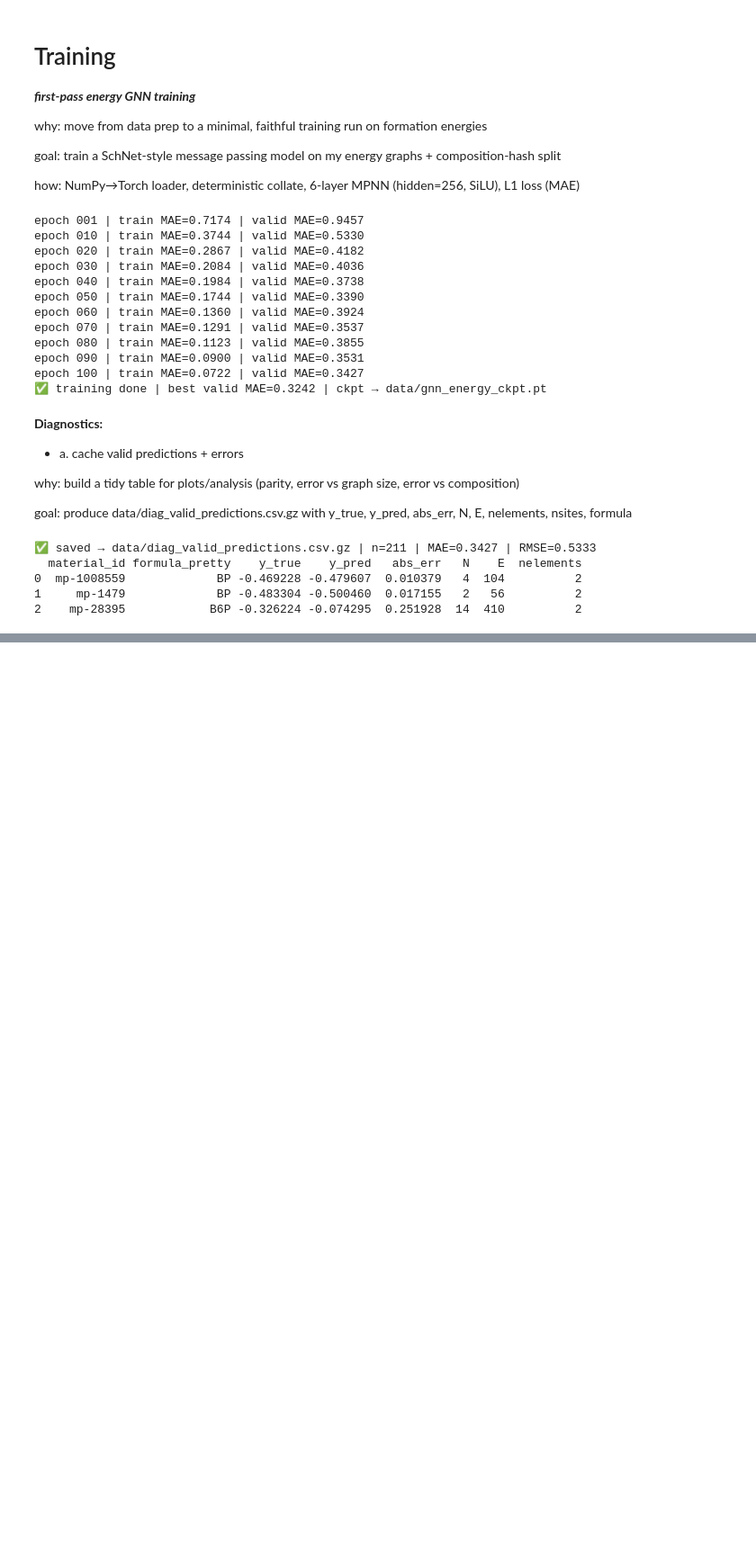
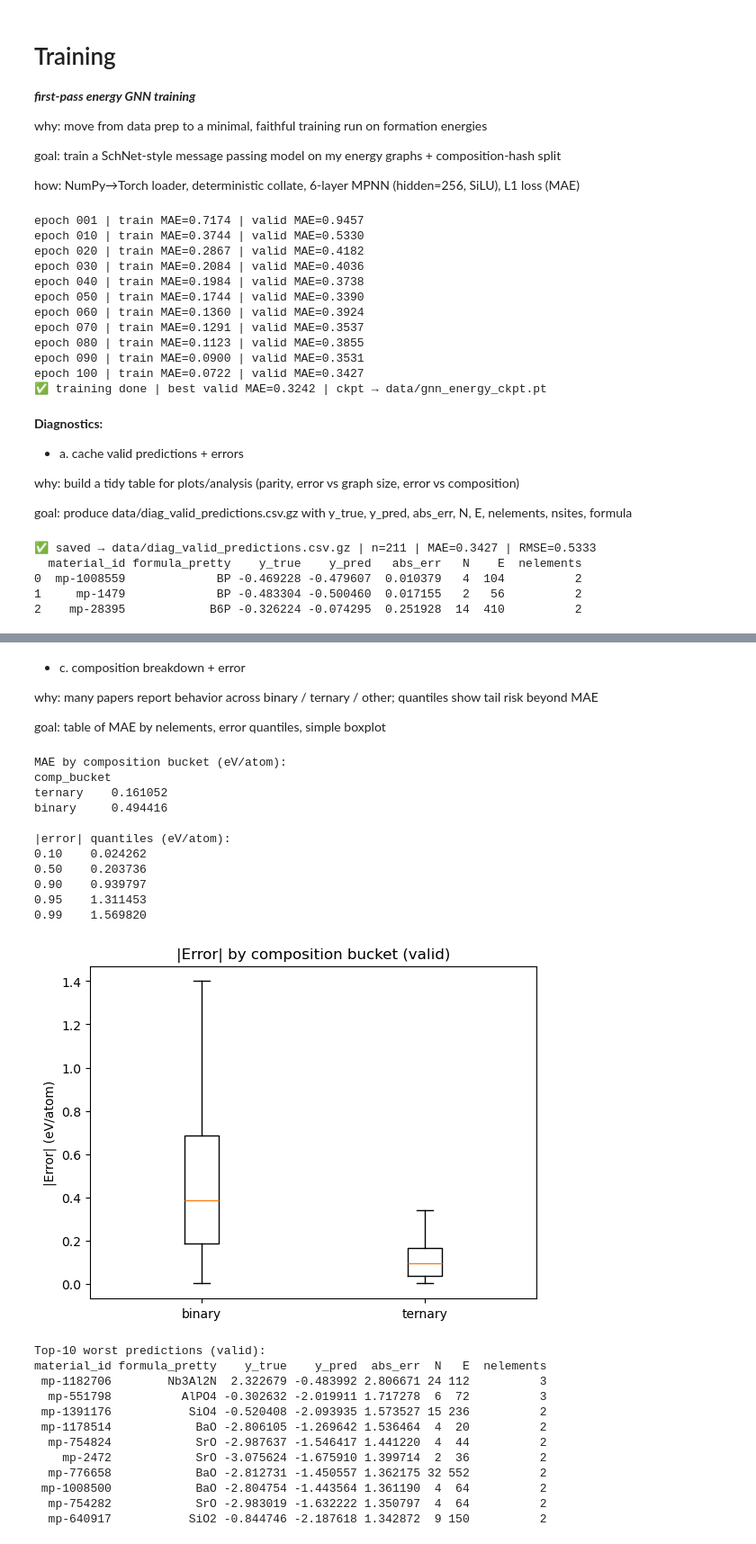
Before and after one commit to submerged-in-matrix/Materials-Discovery, a Jupyter notebook: projects/Scaling_DeepLearning/P_1_Scaling DL.ipynb, the cells around one changed output, grey strips where cells are left out. Shown at 90% size. Saved outputs shown, nothing was run; the diff lists cells and outputs as text; code cells hidden in the pictures; blank space fills up the shorter version.

```diff
--- a/projects/Scaling_DeepLearning/P_1_Scaling DL.ipynb
+++ b/projects/Scaling_DeepLearning/P_1_Scaling DL.ipynb
@@ -1913,0 +1969,74 @@ print(diag.head(3)[["material_id","formula_pretty","y_true","y_pred","abs_err","
+# %% [markdown]
+- c. composition breakdown + error
+
+why: many papers report behavior across binary / ternary / other; quantiles show tail risk beyond MAE
+
+goal: table of MAE by nelements, error quantiles, simple boxplot
+# %%
+# paths
+IN_CSV = "data/diag_valid_predictions.csv.gz"
+
+import numpy as np, pandas as pd, matplotlib.pyplot as plt
+
+df = pd.read_csv(IN_CSV)
+
+# group by nelements (2=binary, 3=ternary, else=other)
+def bucket(ne):
+    if pd.isna(ne): return "unknown"
+    ne = int(ne)
+    if ne == 2: return "binary"
+    if ne == 3: return "ternary"
+    return "other"
+
+df["comp_bucket"] = df["nelements"].apply(bucket)
+
+# MAE by bucket
+mae_by = df.groupby("comp_bucket")["abs_err"].mean().sort_values()
+print("MAE by composition bucket (eV/atom):")
+print(mae_by.to_string())
+
+# error quantiles overall
+qs = df["abs_err"].quantile([0.1, 0.5, 0.9, 0.95, 0.99])
+print("\n|error| quantiles (eV/atom):")
+print(qs.to_string())
+
+# boxplot by bucket
+plt.figure()
+# prepare data in fixed order if present
+order = [g for g in ["binary","ternary","other","unknown"] if g in df["comp_bucket"].unique()]
+data = [df.loc[df["comp_bucket"]==g, "abs_err"].values for g in order]
+plt.boxplot(data, labels=order, showfliers=False)
+plt.ylabel("|Error| (eV/atom)")
+plt.title("|Error| by composition bucket (valid)")
+plt.savefig("figs/error_by_composition_bucket.png", dpi=180, bbox_inches="tight")
+plt.show()
+
+# top-10 worst (handy for spot-checks)
+worst = df.sort_values("abs_err", ascending=False).head(10)
+print("\nTop-10 worst predictions (valid):")
+print(worst[["material_id","formula_pretty","y_true","y_pred","abs_err","N","E","nelements"]].to_string(index=False))
+# %% [output]
+MAE by composition bucket (eV/atom):
+comp_bucket
+ternary    0.161052
+binary     0.494416
+
+|error| quantiles (eV/atom):
+0.10    0.024262
+0.50    0.203736
+0.90    0.939797
+0.95    1.311453
+0.99    1.569820
+[figure, added]
+Top-10 worst predictions (valid):
+material_id formula_pretty    y_true    y_pred  abs_err  N   E  nelements
+ mp-1182706        Nb3Al2N  2.322679 -0.483992 2.806671 24 112          3
+  mp-551798          AlPO4 -0.302632 -2.019911 1.717278  6  72          3
+ mp-1391176           SiO4 -0.520408 -2.093935 1.573527 15 236          2
+ mp-1178514            BaO -2.806105 -1.269642 1.536464  4  20          2
+  mp-754824            SrO -2.987637 -1.546417 1.441220  4  44          2
+    mp-2472            SrO -3.075624 -1.675910 1.399714  2  36          2
+  mp-776658            BaO -2.812731 -1.450557 1.362175 32 552          2
+ mp-1008500            BaO -2.804754 -1.443564 1.361190  4  64          2
+  mp-754282            SrO -2.983019 -1.632222 1.350797  4  64          2
+  mp-640917           SiO2 -0.844746 -2.187618 1.342872  9 150          2
```
Also changed, not shown: parts of 2 cells of this notebook.
